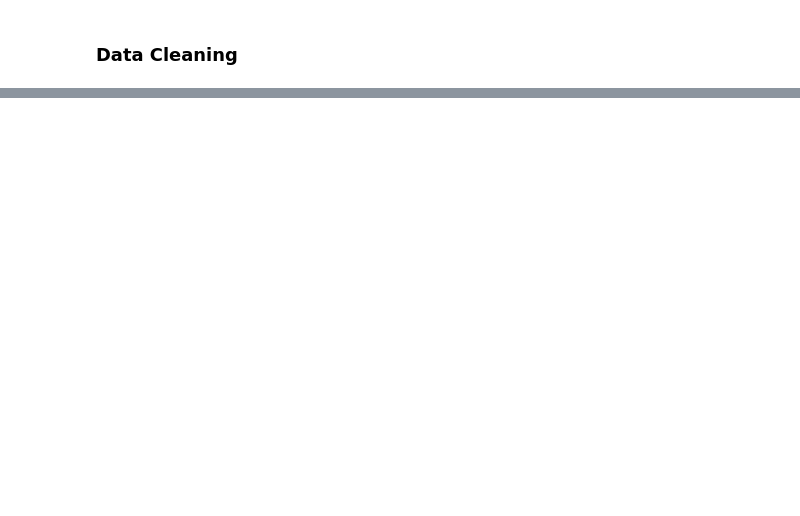
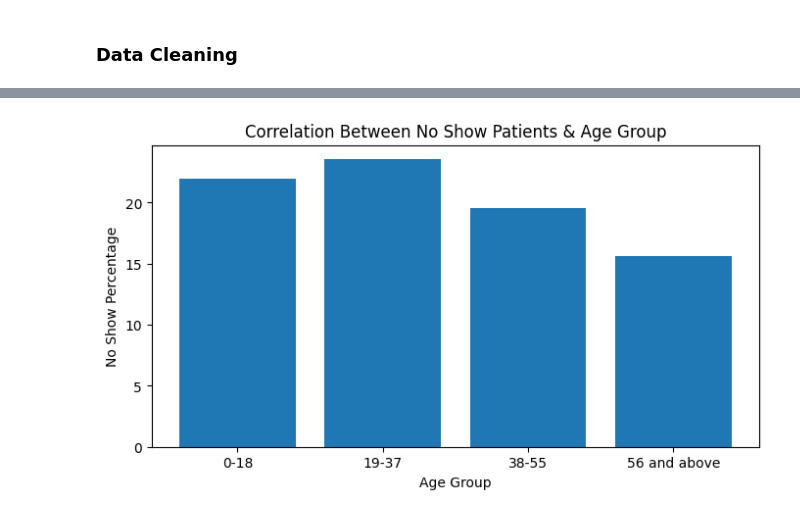
Before and after one commit to HananSedik/no-show-appointments-data-analysis, a Jupyter notebook: investigate-a-dataset-template.ipynb, the cells around one changed output, grey strips where cells are left out. Saved outputs shown, nothing was run; the diff lists cells and outputs as text; code cells hidden in the pictures; blank space fills up the shorter version.

```diff
--- a/investigate-a-dataset-template.ipynb
+++ b/investigate-a-dataset-template.ipynb
@@ -171,0 +285,10 @@ Both Groups has almost same precentage, with females have a slight edge
+# %%
+# percentages of no show patients based on age group
+no_show_perc_age = compareToNoShow('age_group')
+plt.figure(figsize = [8, 4])
+plt.bar(x = no_show_perc_age.index, height = no_show_perc_age)
+plt.title('Correlation Between No Show Patients & Age Group')
+plt.xlabel('Age Group')
+plt.ylabel('No Show Percentage');
+# %% [output]
+[figure, added]
```
Also changed, not shown: parts of 81 cells of this notebook, 3 other files.
